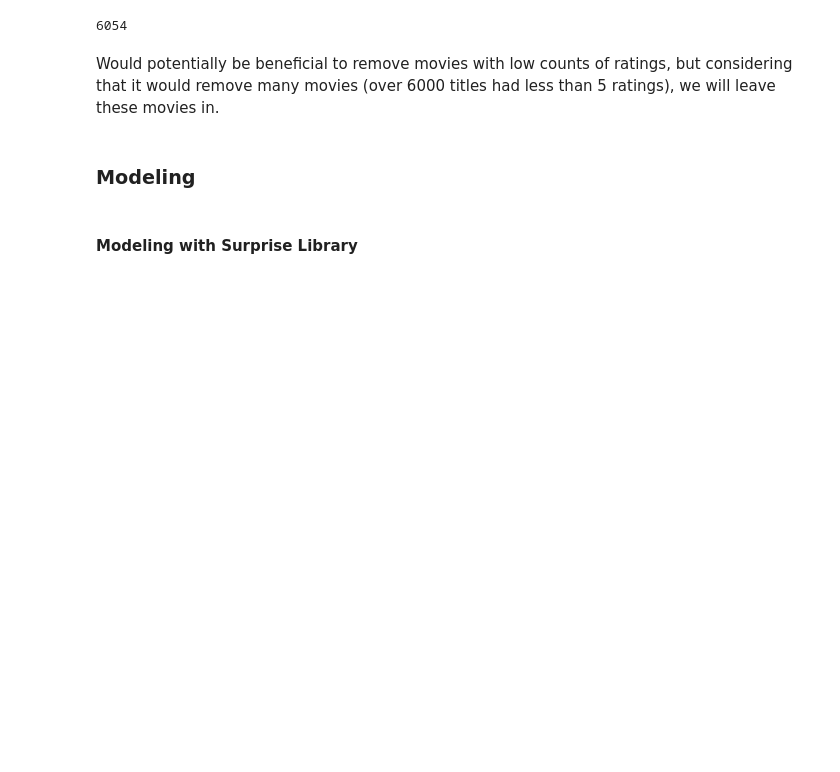
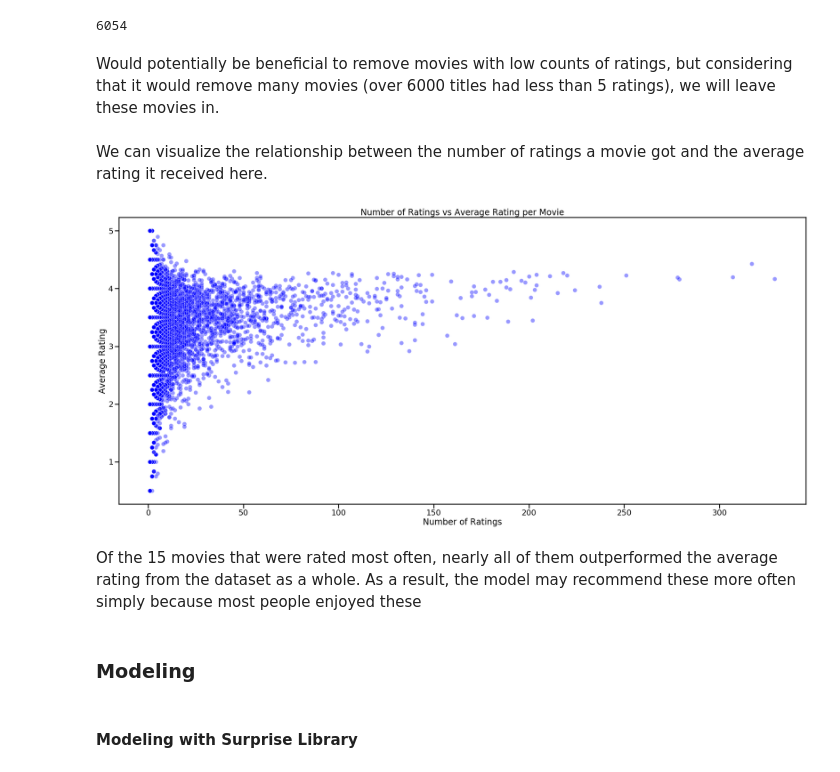
Before and after one commit to swzoeller/Movie-Recommendation-System, a Jupyter notebook: Cleaning-EDA-Modeling.ipynb, the cells around one changed output. Cells and saved outputs as stored; diff of their text form; code cells hidden in the pictures; blank space fills up the shorter version.

Commit message:
post modeling EDA

```diff
--- a/Cleaning-EDA-Modeling.ipynb
+++ b/Cleaning-EDA-Modeling.ipynb
@@ -361,6 +361,24 @@ low_count[low_count["rating"] < 5].shape[0]
 6054
 # %% [markdown]
 Would potentially be beneficial to remove movies with low counts of ratings, but considering that it would remove many movies (over 6000 titles had less than 5 ratings), we will leave these movies in.
+# %% [markdown]
+We can visualize the relationship between the number of ratings a movie got and the average rating it received here.
+# %%
+mean_rating=eda_df.groupby('title').mean().sort_values(by='rating',ascending=False)['rating']
+popular=eda_df.groupby('title').count().sort_values('rating',ascending=False)
+joined_popular=popular.join(mean_rating, lsuffix='r')
+joined_popular.rename(columns = {'rating':'average_rating'}, inplace = True)
+# %%
+fig, ax = plt.subplots(figsize=(35,15))
+sns.scatterplot(data=joined_popular, x='ratingr', y='average_rating', ax=ax, alpha=0.4, color='b', palette=palette)
+ax.set_xlabel("Number of Ratings")
+ax.set_ylabel("Average Rating")
+plt.title("Number of Ratings vs Average Rating per Movie")
+plt.show()
+# %% [output]
+[figure, added]
+# %% [markdown]
+Of the 15 movies that were rated most often, nearly all of them outperformed the average rating from the dataset as a whole. As a result, the model may recommend these more often simply because most people enjoyed these
 # %% [markdown]
 ### Modeling
 # %% [markdown]
```
Also changed, not shown: parts of 16 cells of this notebook.
